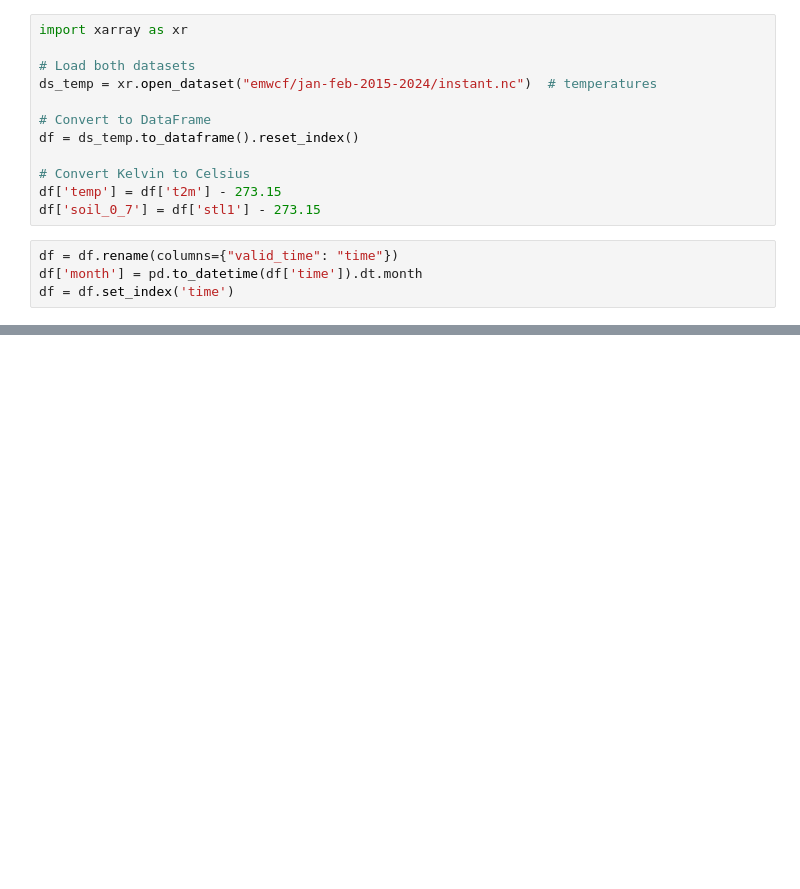
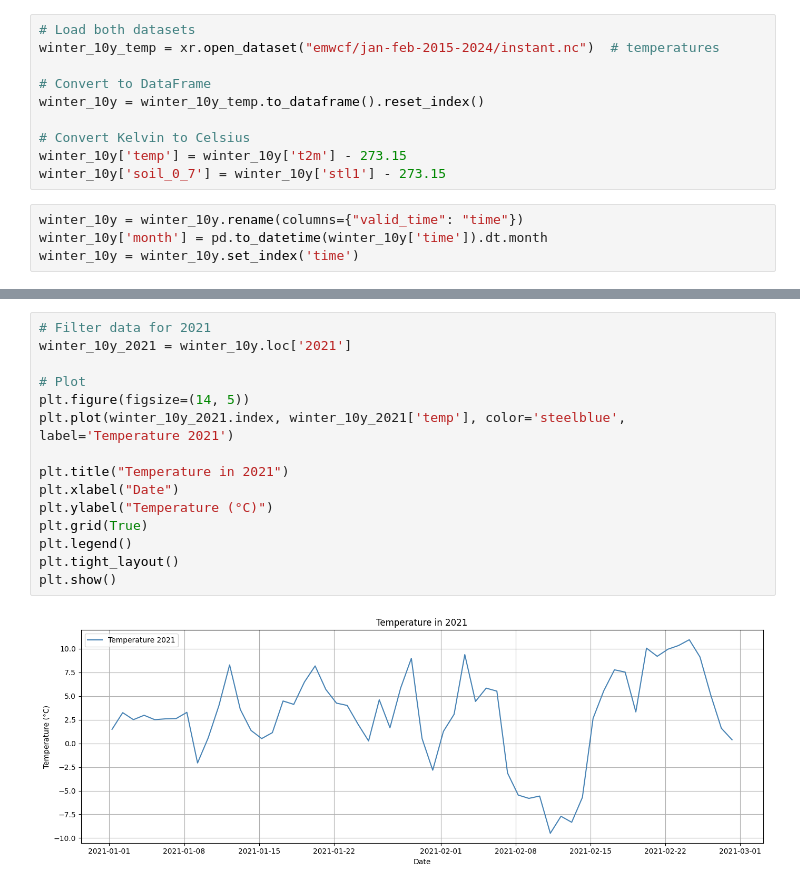
Before and after one commit to wiggle-bin/wiggle-research, a Jupyter notebook: wiggle-bin-weather-assesment.ipynb, the cells around one changed output, grey strips where cells are left out. Saved outputs shown, nothing was run; the diff lists cells and outputs as text; blank space fills up the shorter version.

Commit message:
Added plots of the coldest months

```diff
--- a/wiggle-bin-weather-assesment.ipynb
+++ b/wiggle-bin-weather-assesment.ipynb
@@ -6,19 +9,17 @@ import matplotlib.pyplot as plt
 # %%
-import xarray as xr
-
 # Load both datasets
-ds_temp = xr.open_dataset("emwcf/jan-feb-2015-2024/instant.nc")  # temperatures
+winter_10y_temp = xr.open_dataset("emwcf/jan-feb-2015-2024/instant.nc")  # temperatures
 
 # Convert to DataFrame
-df = ds_temp.to_dataframe().reset_index()
+winter_10y = winter_10y_temp.to_dataframe().reset_index()
 
 # Convert Kelvin to Celsius
-df['temp'] = df['t2m'] - 273.15
-df['soil_0_7'] = df['stl1'] - 273.15
+winter_10y['temp'] = winter_10y['t2m'] - 273.15
+winter_10y['soil_0_7'] = winter_10y['stl1'] - 273.15
 # %%
-df = df.rename(columns={"valid_time": "time"})
-df['month'] = pd.to_datetime(df['time']).dt.month
-df = df.set_index('time')
+winter_10y = winter_10y.rename(columns={"valid_time": "time"})
+winter_10y['month'] = pd.to_datetime(winter_10y['time']).dt.month
+winter_10y = winter_10y.set_index('time')
 # %%
 import matplotlib.pyplot as plt
 
@@ -45,5 +46,22 @@ plt.tight_layout()
 plt.show()
 # %% [output]
 [figure]
+# %%
+# Filter data for 2021
+winter_10y_2021 = winter_10y.loc['2021']
+
+# Plot
+plt.figure(figsize=(14, 5))
+plt.plot(winter_10y_2021.index, winter_10y_2021['temp'], color='steelblue', label='Temperature 2021')
+
+plt.title("Temperature in 2021")
+plt.xlabel("Date")
+plt.ylabel("Temperature (°C)")
+plt.grid(True)
+plt.legend()
+plt.tight_layout()
+plt.show()
+# %% [output]
+[figure, added]
 # %%
 # Ensure the index is datetime (if not already)
```
Also changed, not shown: parts of 17 cells of this notebook.
